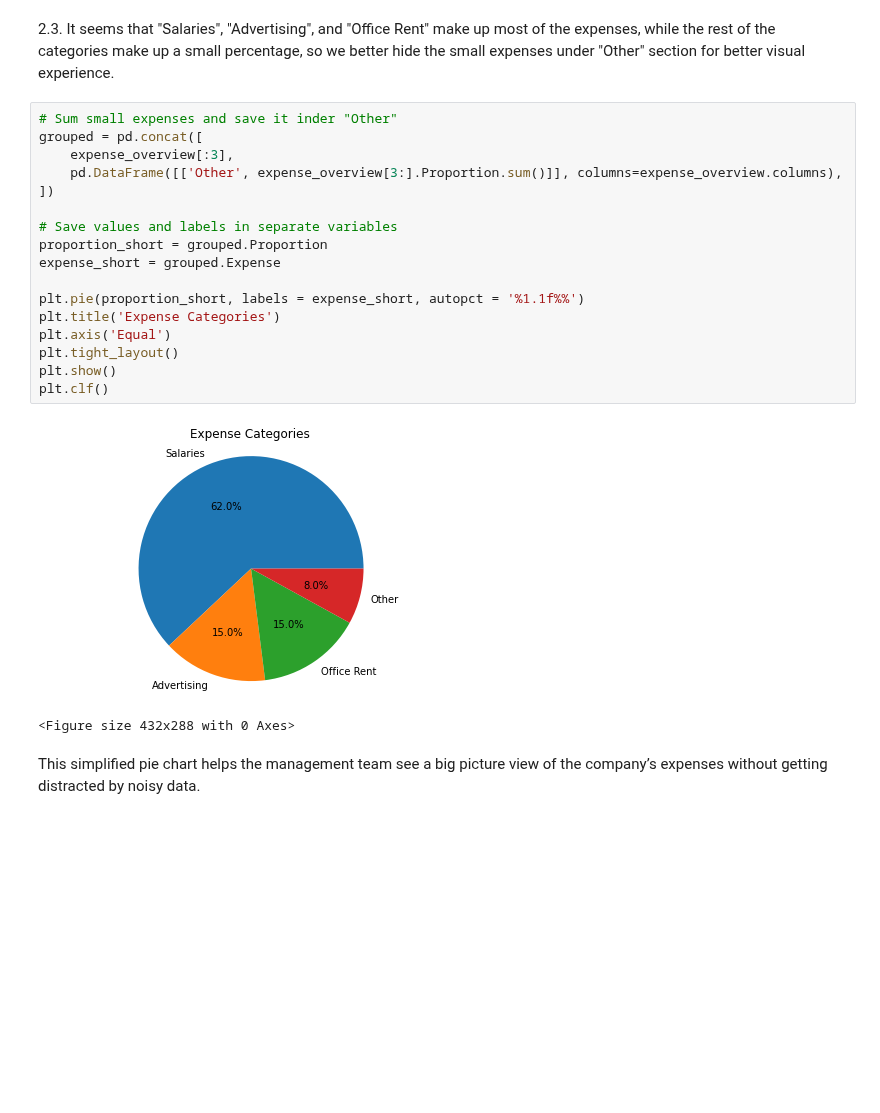
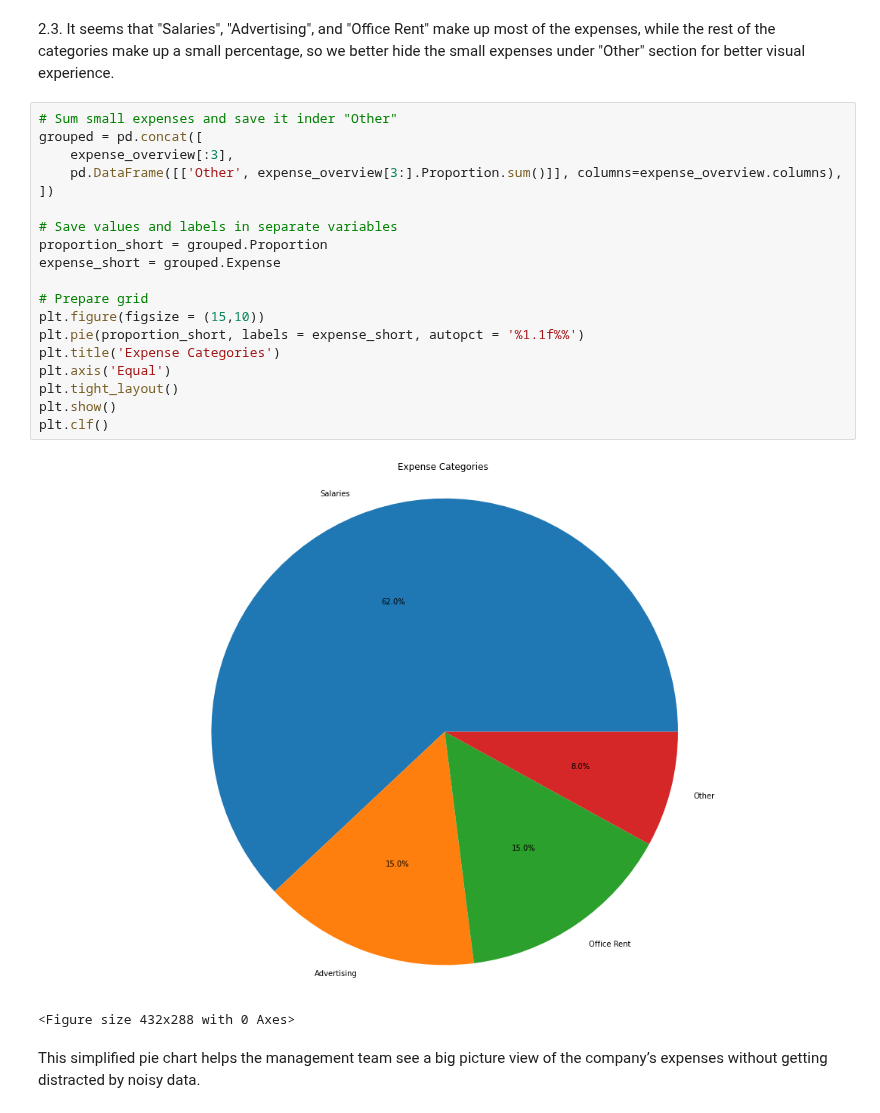
Before and after one commit to jadidaniel/jupyter-notebooks, a Jupyter notebook: data_transformation/company_transformation.ipynb, the cells around one changed output. Saved outputs shown, nothing was run; the diff lists cells and outputs as text; blank space fills up the shorter version.

```diff
--- a/data_transformation/company_transformation.ipynb
+++ b/data_transformation/company_transformation.ipynb
@@ -109,22 +111,24 @@ plt.clf()
 # %%
 # Sum small expenses and save it inder "Other"
 grouped = pd.concat([
     expense_overview[:3],
     pd.DataFrame([['Other', expense_overview[3:].Proportion.sum()]], columns=expense_overview.columns),
 ])
 
 # Save values and labels in separate variables
 proportion_short = grouped.Proportion
 expense_short = grouped.Expense
 
+# Prepare grid
+plt.figure(figsize = (15,10))
 plt.pie(proportion_short, labels = expense_short, autopct = '%1.1f%%')
 plt.title('Expense Categories')
 plt.axis('Equal')
 plt.tight_layout()
 plt.show()
 plt.clf()
 # %% [output]
-[figure, old version]
+[figure, new version]
 <Figure size 432x288 with 0 Axes>
 # %% [markdown]
 This simplified pie chart helps the management team see a big picture view of the company’s expenses without getting distracted by noisy data.
```
Also changed, not shown: parts of 1 cell of this notebook, 1 other file.
